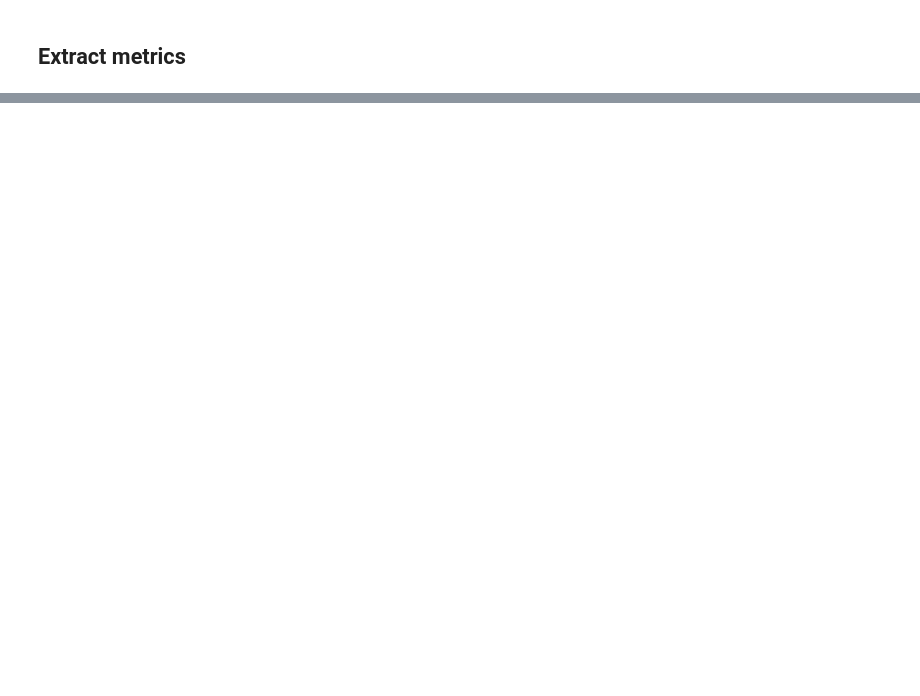
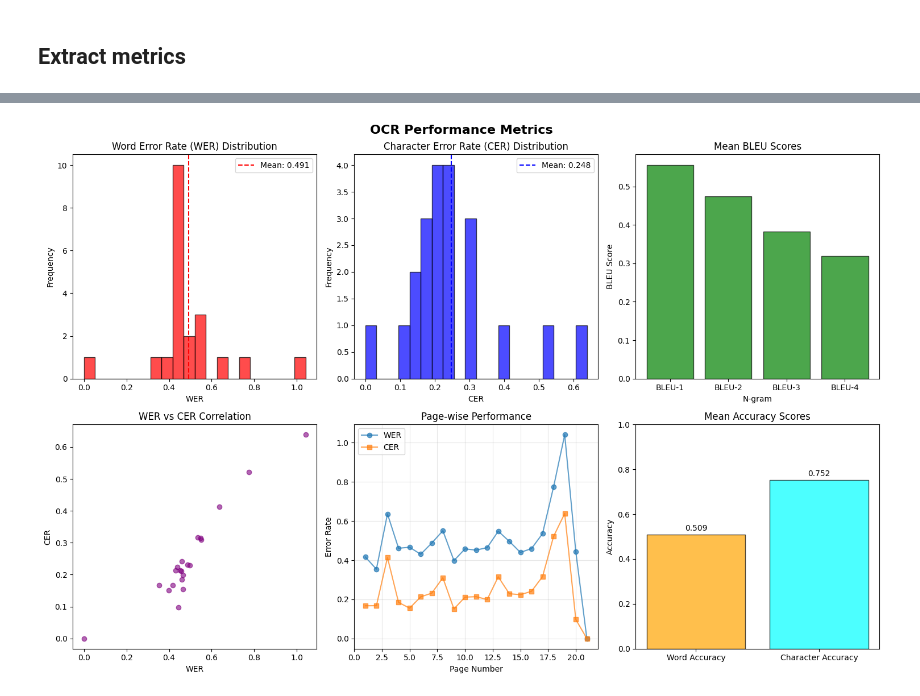
Before and after one commit to Marwan-Adawi/Graduation_Proj, a Jupyter notebook: OCR.ipynb, the cells around one changed output, grey strips where cells are left out. Cells and saved outputs as stored; diff of their text form; code cells hidden in the pictures; blank space fills up the shorter version.

```diff
--- a/OCR.ipynb
+++ b/OCR.ipynb
@@ -69,0 +58,6 @@ Resized image from 2480x3509 to 723x1024
+# %%
+for item in cleaned_data:
+    page = item.get('page')
+    content = item.get('content', '')
+    char_count = len(content)
+    print(f"Page {page} - Number of characters: {char_count}")
@@ -75,0 +225,8 @@ texts
+# %%
+
+def post_process_texts(text_list):
+    """Remove all * and % from a list of text strings."""
+    return [text.replace('*', '').replace('%', '') for text in text_list]
+texts = post_process_texts(texts)
+
+texts
@@ -75,0 +251,79 @@ texts
+# %%
+import json
+
+# Your JSON format: [{'page': 1, 'content': 'text...'}, {'page': 2, 'content': 'text...'}, ...]
+
+# Method 1: Quick fix for your current code
+with open('3chapters_test_GT_cleaned.json', 'r', encoding='utf-8') as f:
+    ground_truth_data = json.load(f)
+
+# Extract just the content from each page
+ground_truth_texts = [page['content'] for page in ground_truth_data]
+
+print(f"Loaded {len(ground_truth_texts)} pages")
+print(f"First page content preview: {ground_truth_texts[0][:100]}...")
+
+# Now run your evaluation
+evaluator = OCRMetricsEvaluator(language='arabic')
+results = evaluator.evaluate_batch(ground_truth_texts, texts)
+
+# Get summary
+summary = evaluator.get_summary_statistics()
+print(f"Mean WER: {summary['mean_wer']:.3f}")
+print(f"Mean CER: {summary['mean_cer']:.3f}")
+
+# Create visualizations
+evaluator.plot_metrics()
+
+# Export results
+evaluator.export_results('ocr_evaluation_results.csv')
+
+# Method 2: More robust function that preserves page numbers
+def load_ground_truth_with_pages(json_file_path):
+    """
+    Load ground truth from your JSON format with page preservation
+
+    Returns:
+        texts: List of content strings
+        page_ids: List of page identifiers
+    """
+    with open(json_file_path, 'r', encoding='utf-8') as f:
+        data = json.load(f)
+
+    # Sort by page number to ensure correct order
+    sorted_data = sorted(data, key=lambda x: x['page'])
+
+    texts = [page['content'] for page in sorted_data]
+    page_ids = [f"page_{page['page']}" for page in sorted_data]
+
+    return texts, page_ids
+
+# Method 3: Using the robust function with page tracking
+ground_truth_texts, page_ids = load_ground_truth_with_pages('3chapters_test_GT_cleaned.json')
+
+# Now evaluate with page IDs for better tracking
+evaluator = OCRMetricsEvaluator(language='arabic')
+results = evaluator.evaluate_batch(ground_truth_texts, texts, page_ids=page_ids)
+
+# Print detailed results
+print("\n📊 Detailed Results by Page:")
+for result in results:
+    print(f"{result['page_id']}: WER={result['wer']:.3f}, CER={result['cer']:.3f}, "
+          f"Word Acc={result['accuracy_word']:.3f}, BLEU-4={result['bleu_4']:.3f}")
+
+# Get summary
+summary = evaluator.get_summary_statistics()
+print(f"\n📈 Overall Summary:")
+print(f"Mean WER: {summary['mean_wer']:.3f} ± {summary['std_wer']:.3f}")
+print(f"Mean CER: {summary['mean_cer']:.3f} ± {summary['std_cer']:.3f}")
+print(f"Mean Word Accuracy: {summary['mean_word_accuracy']:.3f}")
+print(f"Mean BLEU-4: {summary['mean_bleu_4']:.3f}")
+print(f"Best page (WER): {summary['best_page_wer']}")
+print(f"Worst page (WER): {summary['worst_page_wer']}")
+
+# Create visualizations
+evaluator.plot_metrics()
+
+# Export results
+evaluator.export_results('ocr_evaluation_results.csv')
+# %% [output]
@@ -75,0 +334 @@ texts
+[figure, added]
```
Also changed, not shown: parts of 14 cells of this notebook, 1 other file.
